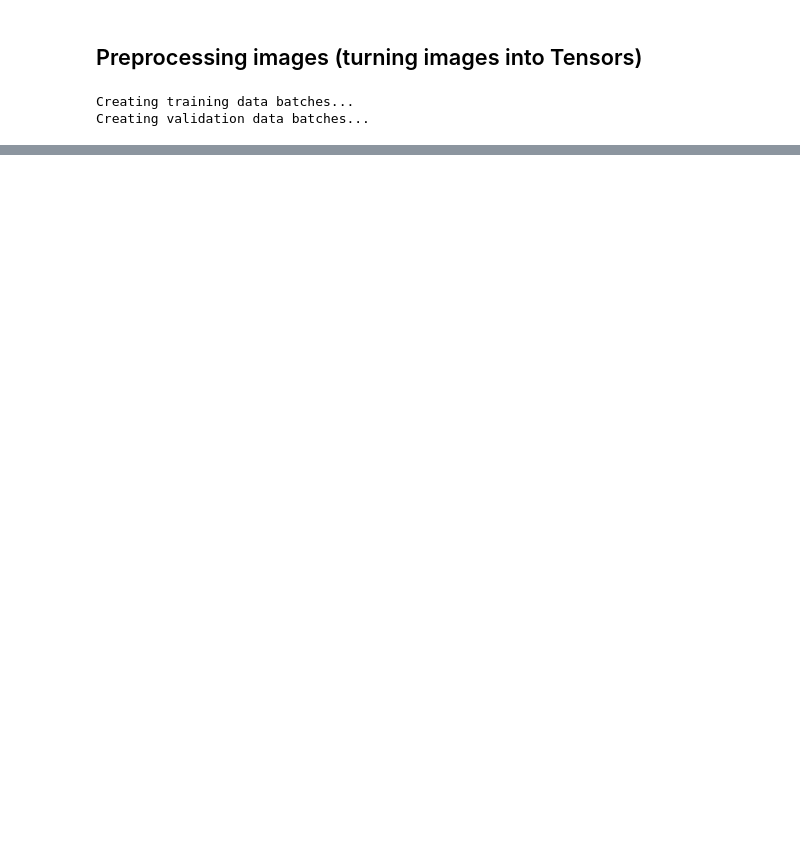
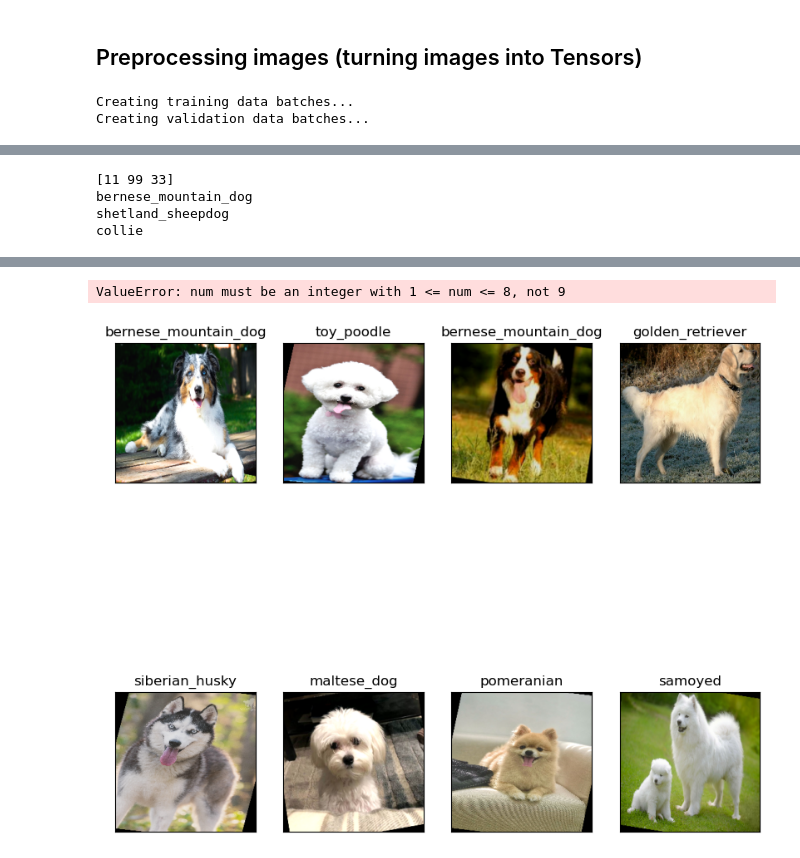
Before and after one commit to shiguo-Feng/DogBreedScanner, a Jupyter notebook: DogModel.ipynb, the cells around one changed output, grey strips where cells are left out. Cells and saved outputs as stored; diff of their text form; code cells hidden in the pictures; blank space fills up the shorter version.

```diff
--- a/DogModel.ipynb
+++ b/DogModel.ipynb
@@ -288,0 +427,4 @@ KeyboardInterrupt: ignored
+# %%
+custom_path = "own/"
+custom_image_paths = [custom_path + fname for fname in os.listdir(custom_path)]
+custom_data = create_data_batches(custom_image_paths, test_data=True)
@@ -288,0 +433,4 @@ KeyboardInterrupt: ignored
+# %%
+custom_preds = full_model.predict(custom_data)
+custom_pred_labels = [get_pred_label(custom_preds[i]) for i in range(len(custom_preds))]
+custom_pred_labels
@@ -288,0 +448,25 @@ KeyboardInterrupt: ignored
+# %%
+custom_images = []
+# Loop through unbatched data
+for image in custom_data.unbatch().as_numpy_iterator():
+  custom_images.append(image)
+# %%
+top3 = custom_preds[0].argsort()[-3:][::-1]
+print(top3)
+for i in range(len(top3)):
+    print(unique_labels[top3[i]])
+# %% [output]
+[11 99 33]
+bernese_mountain_dog
+shetland_sheepdog
+collie
+# %%
+# Check custom image predictions
+plt.figure(figsize=(10, 10))
+for i, image in enumerate(custom_images):
+  plt.subplot(2, 4, i+1)
+  plt.xticks([])
+  plt.yticks([])
+  plt.title(custom_pred_labels[i])
+  plt.imshow(image)
+# %% [output]
@@ -288,0 +479,2 @@ KeyboardInterrupt: ignored
+ValueError: num must be an integer with 1 <= num <= 8, not 9
+[figure, added]
```
Also changed, not shown: parts of 31 cells of this notebook.
